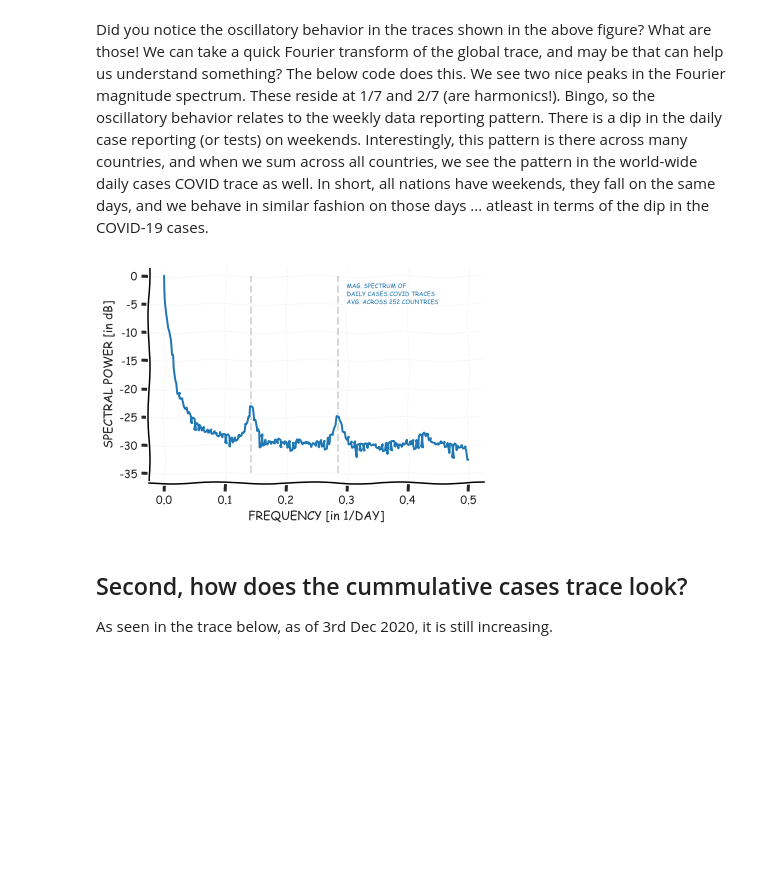
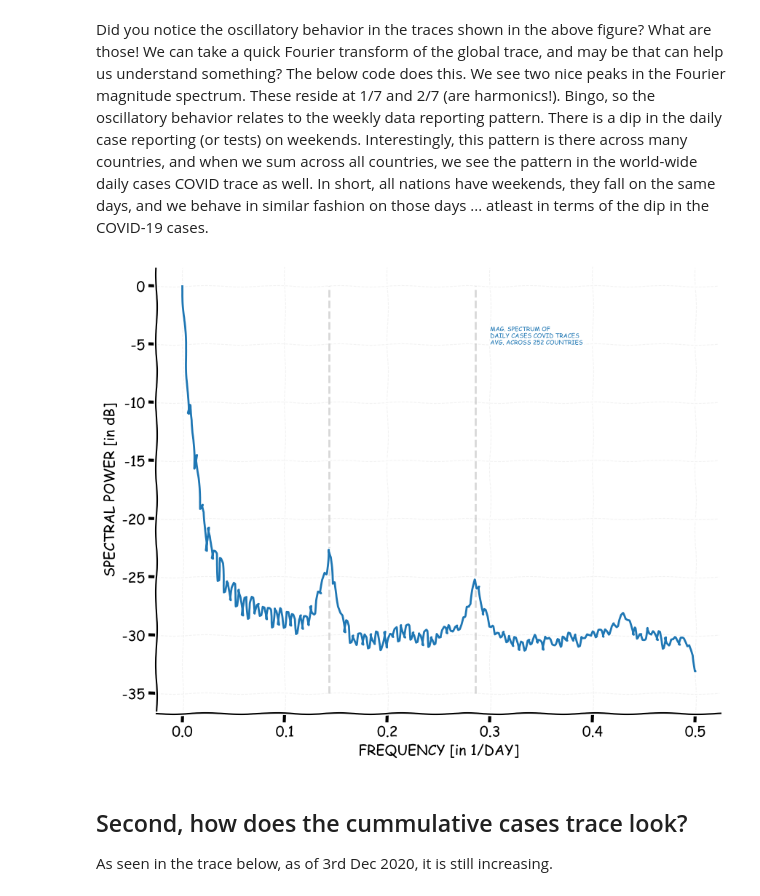
Before and after one commit to iiscleap/coswara-blog, a Jupyter notebook: _notebooks/2020-11-19-covid_cases_plot.ipynb, the cells around one changed output. Cells and saved outputs as stored; diff of their text form; code cells hidden in the pictures; blank space fills up the shorter version.

```diff
--- a/_notebooks/2020-11-19-covid_cases_plot.ipynb
+++ b/_notebooks/2020-11-19-covid_cases_plot.ipynb
@@ -111,35 +111,35 @@ for i in range(S.shape[0]):
 #mean and std
 S_fft = 20*np.log10(S_fft+10e-20)
 S_mu = np.mean(S_fft,axis=0)
 S_std = np.std(S_fft,axis=0)/np.sqrt(all_country.shape[0])
 
 
 # plot spectrum
-fig = plt.subplots(figsize=[6,4])
+fig = plt.subplots(figsize=[10,8])
 ax = plt.subplot(1,1,1)
 
 fs = 1
 faxis = np.arange(0,nfft/2+1)*fs/nfft
 clr_1 = 'tab:blue'
 ax.plot(faxis,S_mu,c=clr_1,linewidth=2)
 # ax.plot(faxis,S_mu - S_std,color='r',alpha=.3,linewidth=.5)
 # ax.plot(faxis,S_mu + S_std,color='r',alpha=.3,linewidth=.5)
 ax.vlines(1/7, -35, 0, colors='gray', linestyles='--',alpha=.3)
 ax.vlines(2/7, -35, 0, colors='gray', linestyles='--',alpha=.3)
 ax.grid(axis='both', color='gray', linestyle='--', linewidth=.75,alpha=.1)
 ax.spines['right'].set_color('none')
 ax.spines['top'].set_color('none')
 ax.xaxis.set_ticks_position('bottom')
 ax.set_xlabel('FREQUENCY [in 1/DAY]')
 ax.set_ylabel('SPECTRAL POWER [in dB]')
 ax.text(.3,-5,'MAG. SPECTRUM OF \nDAILY CASES COVID TRACES \nAVG. ACROSS 252 COUNTRIES',\
        c=clr_1,fontsize=6)
 fmt = 'png'
 # plt.savefig('/Users/neeks/Desktop/Documents/work/code/python_codes/notebookCodes/coswara/figures/'\
 #                   +'covid_trace_time_domain.'+fmt, dpi=300, format=fmt,transparent=False,bbox_inches='tight')
 plt.show()
 # %% [output]
-[figure, old version]
+[figure, new version]
 # %% [markdown]
 ## Second, how does the cummulative cases trace look?
 As seen in the trace below, as of 3rd Dec 2020, it is still increasing.
```
Also changed, not shown: parts of 5 cells of this notebook.
